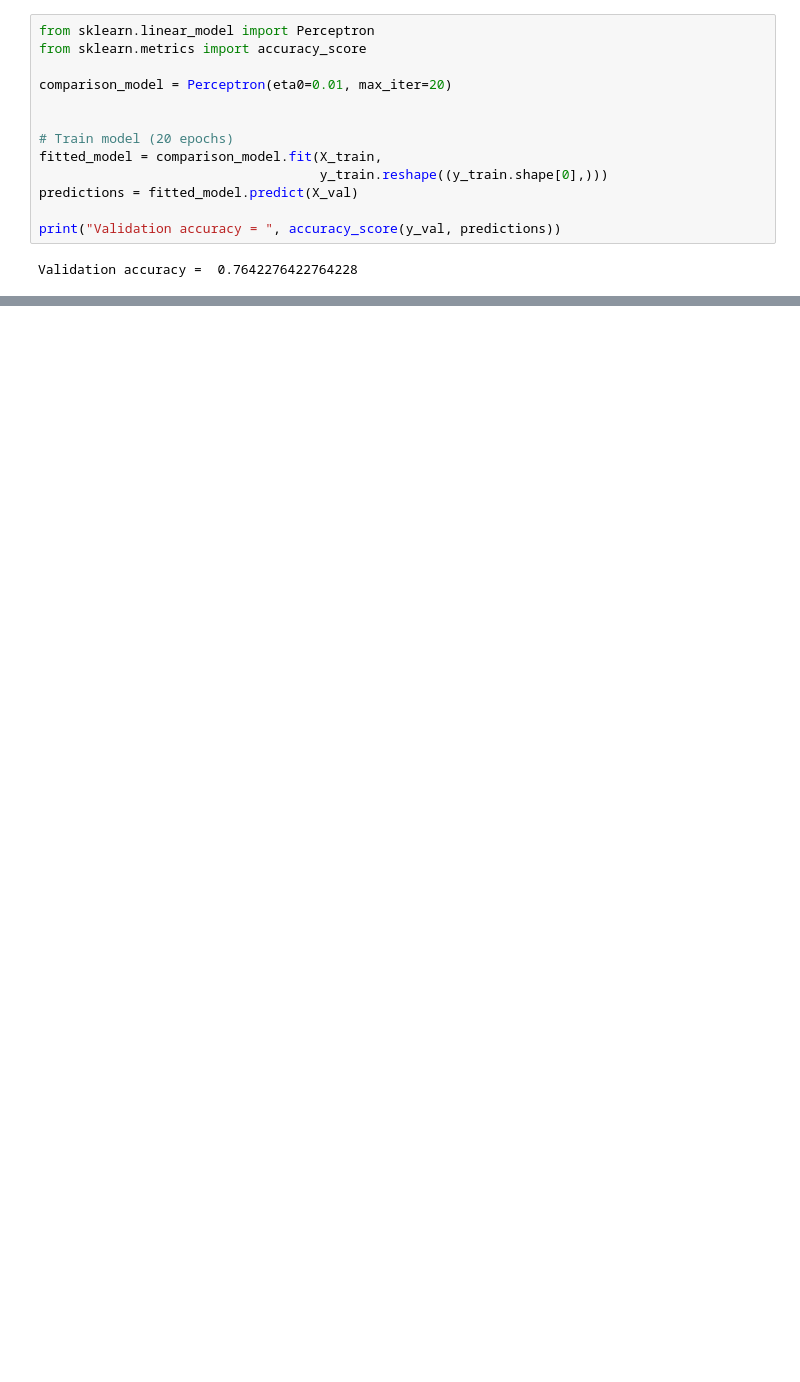
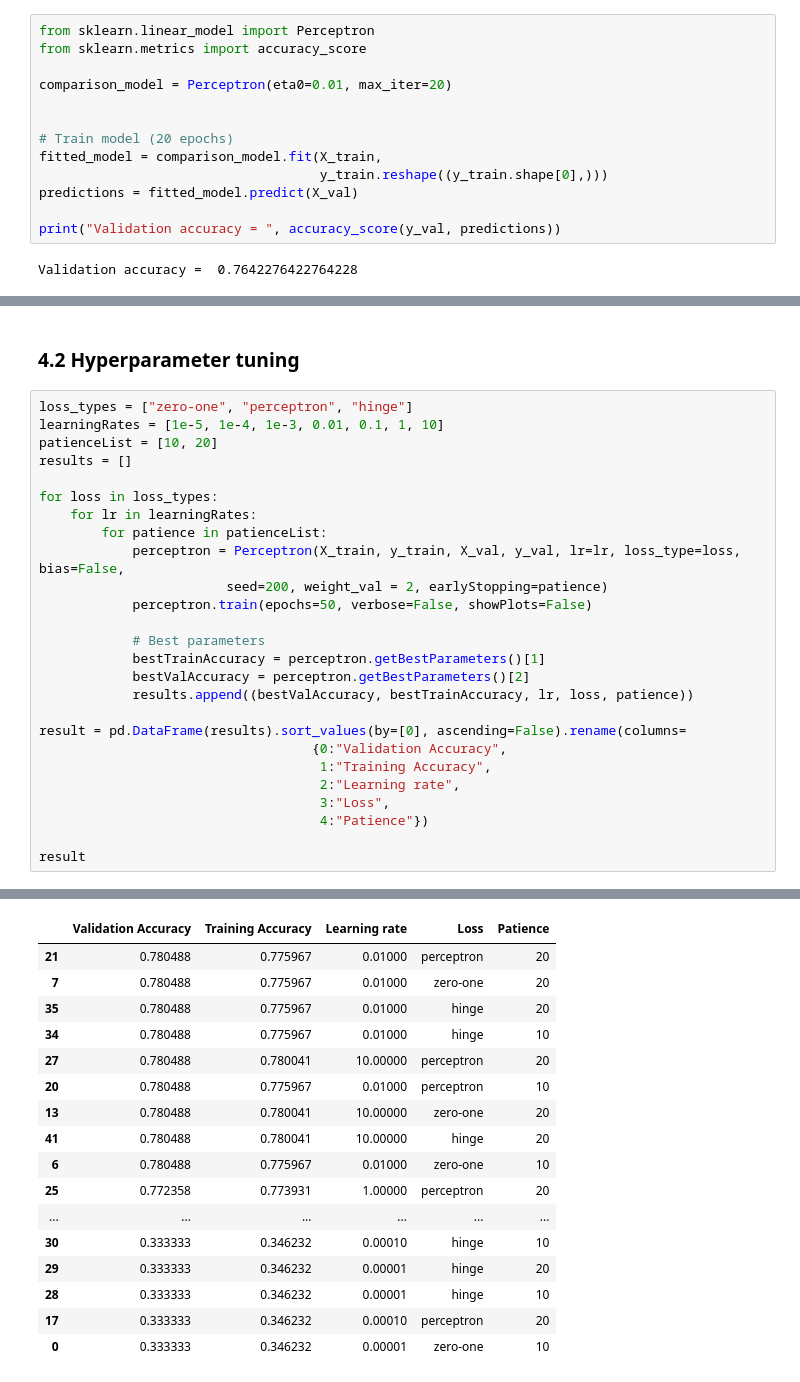
Before and after one commit to KaneZhao/deep-learning-assignments, a Jupyter notebook: assignment1/Assignment1.ipynb, the cells around one changed output, grey strips where cells are left out. Saved outputs shown, nothing was run; the diff lists cells and outputs as text; blank space fills up the shorter version.

Commit message:
tuning

```diff
--- a/assignment1/Assignment1.ipynb
+++ b/assignment1/Assignment1.ipynb
@@ -413,0 +446,29 @@ class Adaline(Perceptron):
+# %% [markdown]
+### 4.2 Hyperparameter tuning
+# %%
+loss_types = ["zero-one", "perceptron", "hinge"]
+learningRates = [1e-5, 1e-4, 1e-3, 0.01, 0.1, 1, 10]
+patienceList = [10, 20]
+results = []
+
+for loss in loss_types:
+    for lr in learningRates:
+        for patience in patienceList:
+            perceptron = Perceptron(X_train, y_train, X_val, y_val, lr=lr, loss_type=loss, bias=False,
+                        seed=200, weight_val = 2, earlyStopping=patience)
+            perceptron.train(epochs=50, verbose=False, showPlots=False)
+
+            # Best parameters
+            bestTrainAccuracy = perceptron.getBestParameters()[1]
+            bestValAccuracy = perceptron.getBestParameters()[2]
+            results.append((bestValAccuracy, bestTrainAccuracy, lr, loss, patience))
+
+result = pd.DataFrame(results).sort_values(by=[0], ascending=False).rename(columns=
+                                   {0:"Validation Accuracy",
+                                    1:"Training Accuracy",
+                                    2:"Learning rate",
+                                    3:"Loss",
+                                    4:"Patience"})
+
+result
+# %% [output]
@@ -413,0 +490,17 @@ class Adaline(Perceptron):
+|  | Validation Accuracy | Training Accuracy | Learning rate | Loss | Patience |
+| 21 | 0.780488 | 0.775967 | 0.01000 | perceptron | 20 |
+| 7 | 0.780488 | 0.775967 | 0.01000 | zero-one | 20 |
+| 35 | 0.780488 | 0.775967 | 0.01000 | hinge | 20 |
+| 34 | 0.780488 | 0.775967 | 0.01000 | hinge | 10 |
+| 27 | 0.780488 | 0.780041 | 10.00000 | perceptron | 20 |
+| 20 | 0.780488 | 0.775967 | 0.01000 | perceptron | 10 |
+| 13 | 0.780488 | 0.780041 | 10.00000 | zero-one | 20 |
+| 41 | 0.780488 | 0.780041 | 10.00000 | hinge | 20 |
+| 6 | 0.780488 | 0.775967 | 0.01000 | zero-one | 10 |
+| 25 | 0.772358 | 0.773931 | 1.00000 | perceptron | 20 |
+| ... | ... | ... | ... | ... | ... |
+| 30 | 0.333333 | 0.346232 | 0.00010 | hinge | 10 |
+| 29 | 0.333333 | 0.346232 | 0.00001 | hinge | 20 |
+| 28 | 0.333333 | 0.346232 | 0.00001 | hinge | 10 |
+| 17 | 0.333333 | 0.346232 | 0.00010 | perceptron | 20 |
+| 0 | 0.333333 | 0.346232 | 0.00001 | zero-one | 10 |
```
Also changed, not shown: parts of 15 cells of this notebook.
